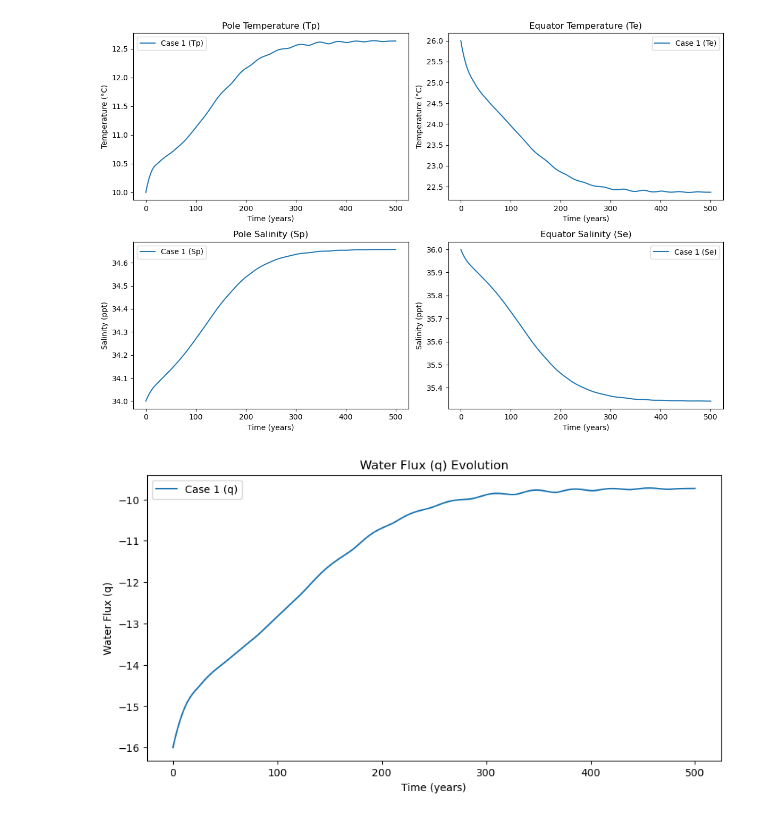
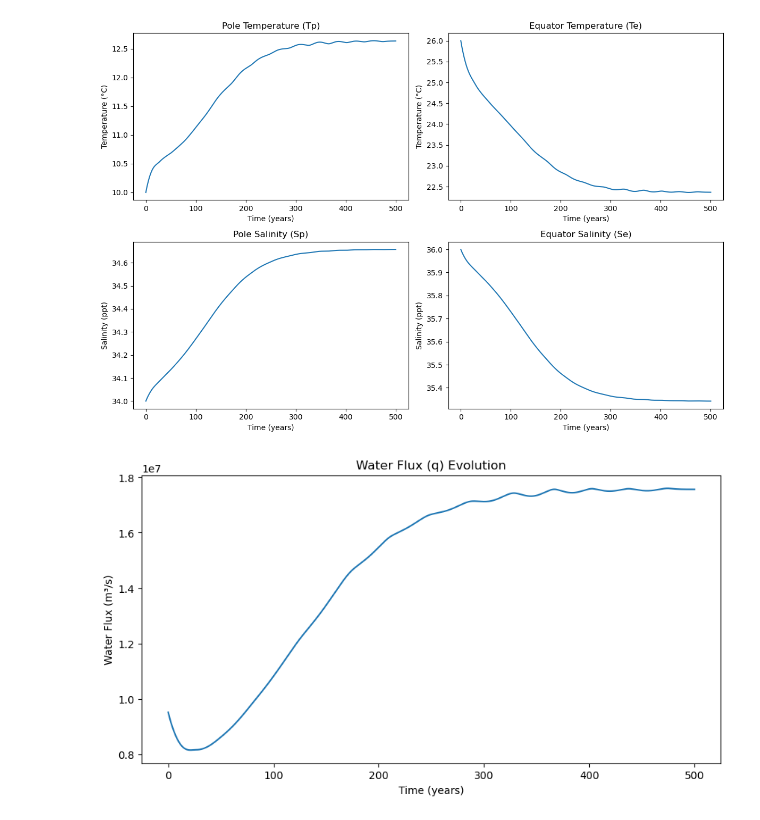
Before and after one commit to Pietro-Gavazzi/MADS-project, a Jupyter notebook: project.ipynb, the cells around one changed output. Saved outputs shown, nothing was run; the diff lists cells and outputs as text; code cells hidden in the pictures.

```diff
--- a/project.ipynb
+++ b/project.ipynb
@@ -8,13 +8,13 @@ def system_of_eqs(t, y, Tp_a, Te_a, gamma, V, alpha_S, alpha_T, tau, Fp, Fe):
     Tp, Te, Sp, Se = y
 
     # Compute the flux term
-    flux = abs(alpha_S * (Sp - Se) - alpha_T * (Tp - Te))
+    flux = gamma*(alpha_S * (Sp - Se) - alpha_T * (Tp - Te))
 
     # Differential equations
-    dTp_dt = - (gamma / V) * flux * (Tp - Te) + (1 / tau) * (Tp_a - Tp)
-    dTe_dt = (gamma / V) * flux * (Tp - Te) + (1 / tau) * (Te_a - Te)
-    dSp_dt = - (gamma / V) * flux * (Sp - Se) + Fp
-    dSe_dt = (gamma / V) * flux * (Sp - Se) + Fe
+    dTp_dt = - (abs(flux) / V)  * (Tp - Te) + (1 / tau) * (Tp_a - Tp)
+    dTe_dt = (abs(flux) / V)  * (Tp - Te) + (1 / tau) * (Te_a - Te)
+    dSp_dt = - (abs(flux) / V)  * (Sp - Se) + Fp
+    dSe_dt = (abs(flux) / V)  * (Sp - Se) + Fe
 
     return [dTp_dt, dTe_dt, dSp_dt, dSe_dt]
 # %%
@@ -33,9 +33,15 @@ Fe = 3e-10      # ppt s^(-1)
 # Initial conditions
 y0 = [10, 26, 34, 36]
 
+
+# (source: google unit converter)
+year_in_days = 365
+day_in_seconds = 86400
+nb_years = 500
+
 # Time span
-time_span = (0, 182500 * 86400)  # 500 years in seconds
-time_eval = np.arange(0, time_span[1], 86400)  # Daily timesteps
+time_span = (0, nb_years * year_in_days * day_in_seconds)  # 500 years in seconds
+time_eval = np.arange(0, time_span[1], day_in_seconds)  # Daily timesteps
 
 # Solve for Case 1
 sol_case1 = solve_ivp(system_of_eqs, time_span, y0, t_eval=time_eval,
@@ -45,48 +51,48 @@ Tp1, Te1, Sp1, Se1 = sol_case1.y
 # Plot temperatures and salinities
 plt.figure(figsize=(12, 8))
 plt.subplot(2, 2, 1)
-plt.plot(time_eval / (365 * 86400), Tp1, label="Case 1 (Tp)")
+plt.plot(time_eval / (year_in_days * day_in_seconds), Tp1, label="Case 1: no climate change (Tp)")
 plt.title("Pole Temperature (Tp)")
 plt.xlabel("Time (years)")
 plt.ylabel("Temperature (°C)")
-plt.legend()
+# plt.legend()
 
 plt.subplot(2, 2, 2)
-plt.plot(time_eval / (365 * 86400), Te1, label="Case 1 (Te)")
+plt.plot(time_eval / (year_in_days * day_in_seconds), Te1, label="Case 1: no climate change (Te)")
 plt.title("Equator Temperature (Te)")
 plt.xlabel("Time (years)")
 plt.ylabel("Temperature (°C)")
-plt.legend()
+# plt.legend()
 
 plt.subplot(2, 2, 3)
-plt.plot(time_eval / (365 * 86400), Sp1, label="Case 1 (Sp)")
+plt.plot(time_eval / (year_in_days * day_in_seconds), Sp1, label="Case 1: no climate change  (Sp)")
 plt.title("Pole Salinity (Sp)")
 plt.xlabel("Time (years)")
 plt.ylabel("Salinity (ppt)")
-plt.legend()
+# plt.legend()
 
 plt.subplot(2, 2, 4)
-plt.plot(time_eval / (365 * 86400), Se1, label="Case 1 (Se)")
+plt.plot(time_eval / (year_in_days * day_in_seconds), Se1, label="Case 1: no climate change (Se)")
 plt.title("Equator Salinity (Se)")
 plt.xlabel("Time (years)")
 plt.ylabel("Salinity (ppt)")
-plt.legend()
+# plt.legend()
 
 plt.tight_layout()
 plt.show()
 
 # Plot water flux q (example q = Tp - Te)
-q1 = Tp1 - Te1
+q1 = gamma*(alpha_S*(Sp1-Se1)-alpha_T*(Tp1 - Te1))
 
 plt.figure(figsize=(10, 5))
-plt.plot(time_eval / (365 * 86400), q1, label="Case 1 (q)")
+plt.plot(time_eval / (year_in_days * day_in_seconds), q1, label="Case 1: no climate change (q)")
 plt.title("Water Flux (q) Evolution")
 plt.xlabel("Time (years)")
-plt.ylabel("Water Flux (q)")
-plt.legend()
+plt.ylabel("Water Flux (m³/s)")
+# plt.legend()
 plt.show()
 # %% [output]
-[figure, old version]
+[figure, new version]
-[figure, old version]
+[figure, new version]
 # %%
 Tp_a_case2 = 9.0  # °C (Case 2, climate change scenario)
```
Also changed, not shown: parts of 2 cells of this notebook, 2 other files.
